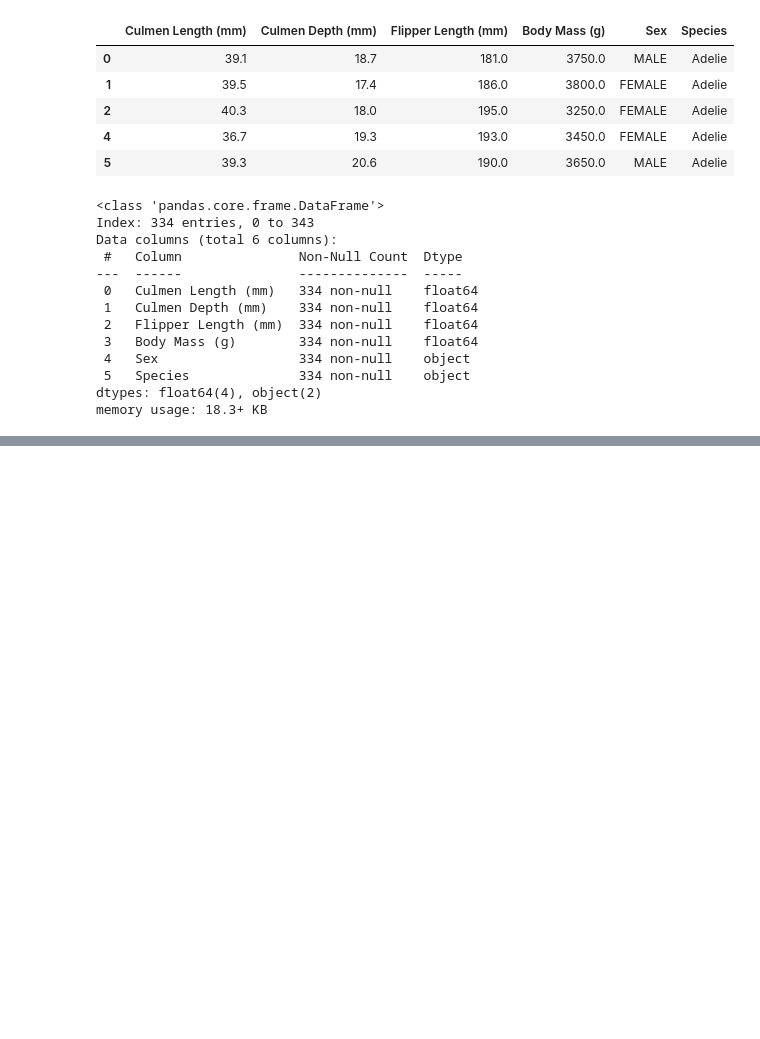
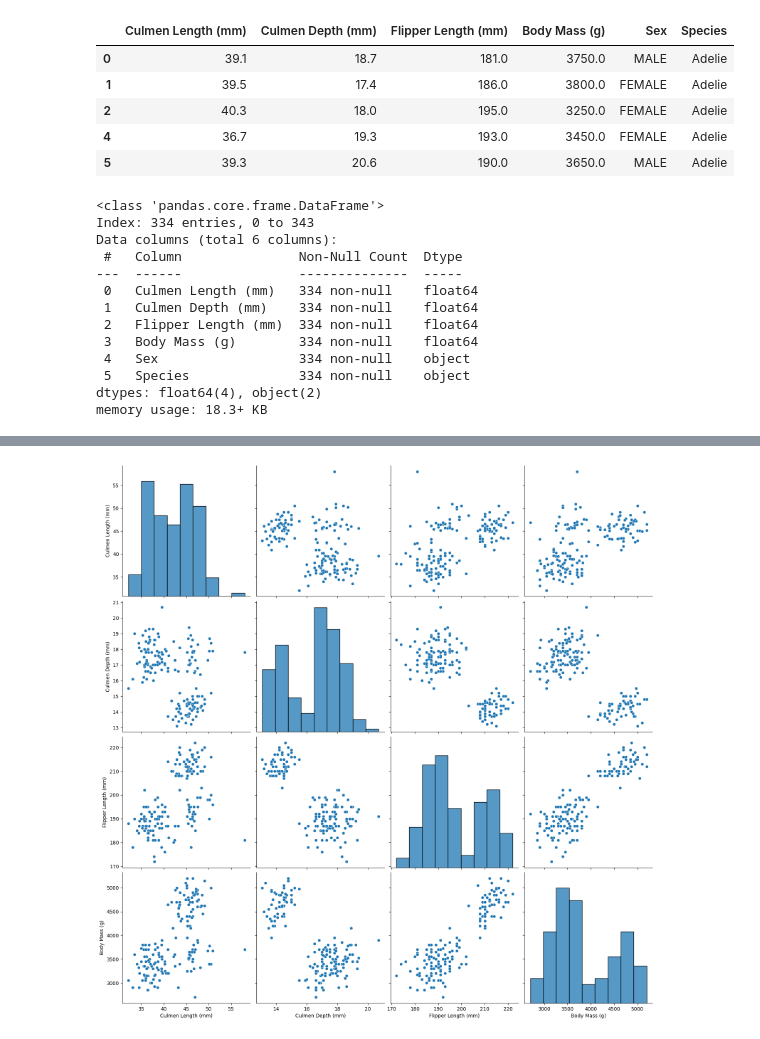
Before and after one commit to DavidGuzzi/inria, a Jupyter notebook: unsupervised.ipynb, the cells around one changed output, grey strips where cells are left out. Cells and saved outputs as stored; diff of their text form; code cells hidden in the pictures; blank space fills up the shorter version.

```diff
--- a/unsupervised.ipynb
+++ b/unsupervised.ipynb
@@ -37,0 +47,5 @@ memory usage: 18.3+ KB
+# %%
+female_penguins = penguins.query("Sex == 'FEMALE'")
+_ = sns.pairplot(female_penguins, height=4)
+# %% [output]
+[figure, added]
```
Also changed, not shown: parts of 7 cells of this notebook.
